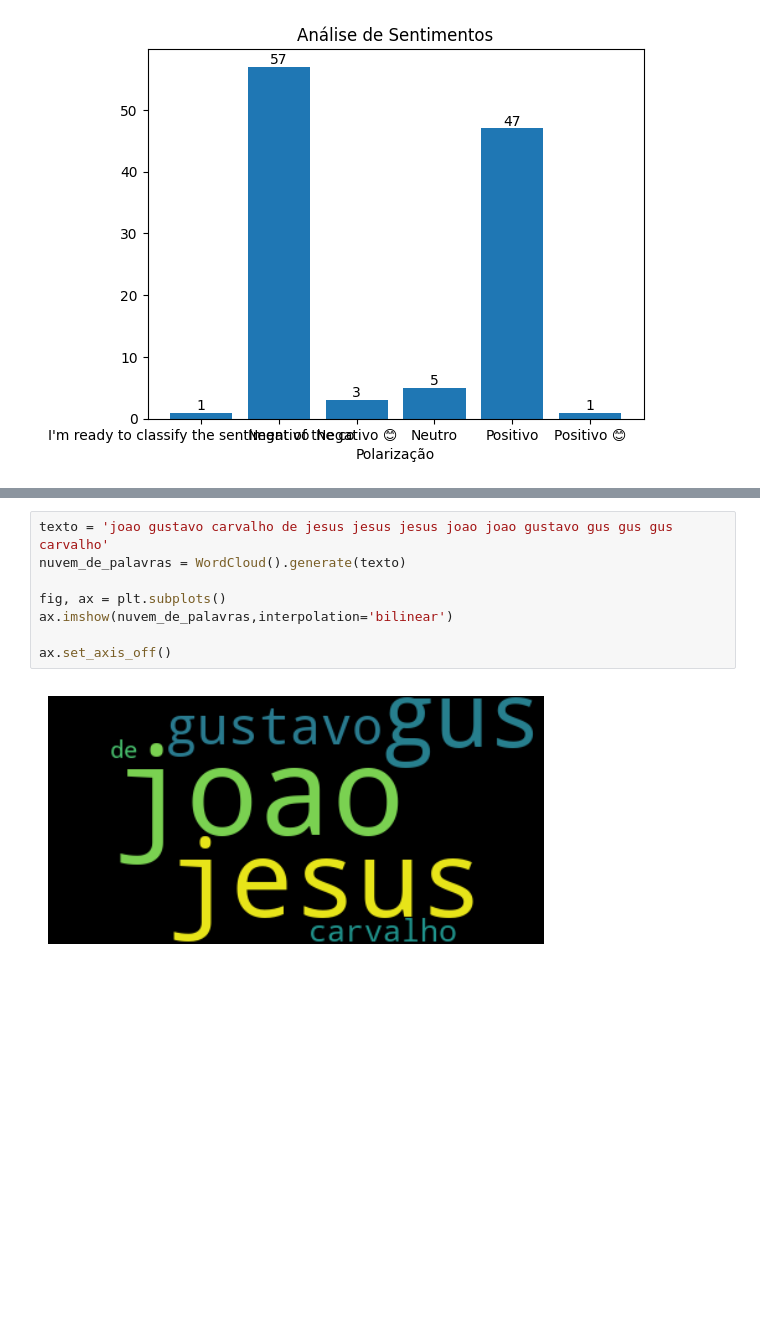
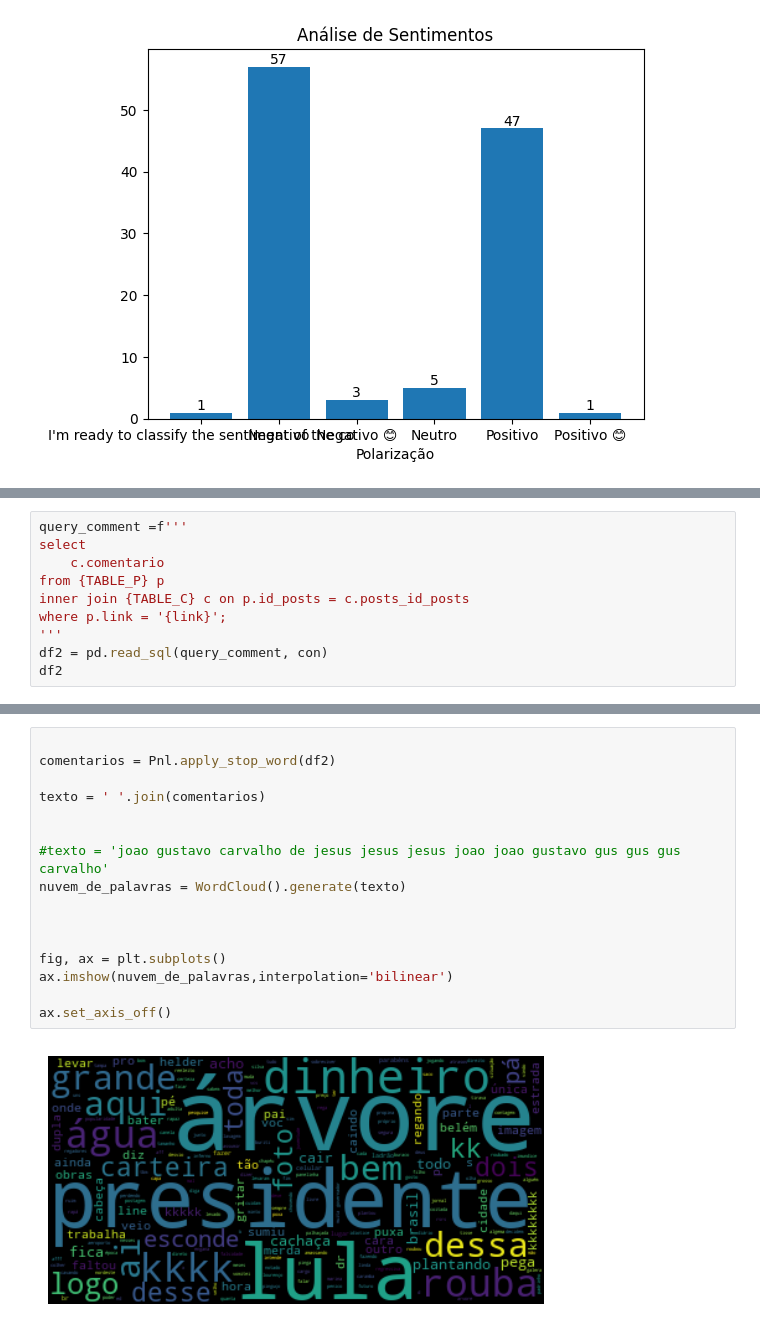
Before and after one commit to dadosliquidos/data-analysis-cop-30, a Jupyter notebook: load.ipynb, the cells around one changed output, grey strips where cells are left out. Saved outputs shown, nothing was run; the diff lists cells and outputs as text; blank space fills up the shorter version.

```diff
--- a/load.ipynb
+++ b/load.ipynb
@@ -63,0 +64,10 @@ Nuvem de Palavras
+# %%
+query_comment =f'''
+select
+	c.comentario
+from {TABLE_P} p
+inner join {TABLE_C} c on p.id_posts = c.posts_id_posts
+where p.link = '{link}';
+'''
+df2 = pd.read_sql(query_comment, con)
+df2
@@ -64,10 +88,18 @@ Nuvem de Palavras
 # %%
-texto = 'joao gustavo carvalho de jesus jesus jesus joao joao gustavo gus gus gus carvalho'
+
+comentarios = Pnl.apply_stop_word(df2)
+
+texto = ' '.join(comentarios)
+
+
+#texto = 'joao gustavo carvalho de jesus jesus jesus joao joao gustavo gus gus gus carvalho'
 nuvem_de_palavras = WordCloud().generate(texto)
+
+
 
 fig, ax = plt.subplots()
 ax.imshow(nuvem_de_palavras,interpolation='bilinear')
 
 ax.set_axis_off()
 # %% [output]
-[figure, old version]
+[figure, new version]
```
Also changed, not shown: parts of 4 cells of this notebook.
